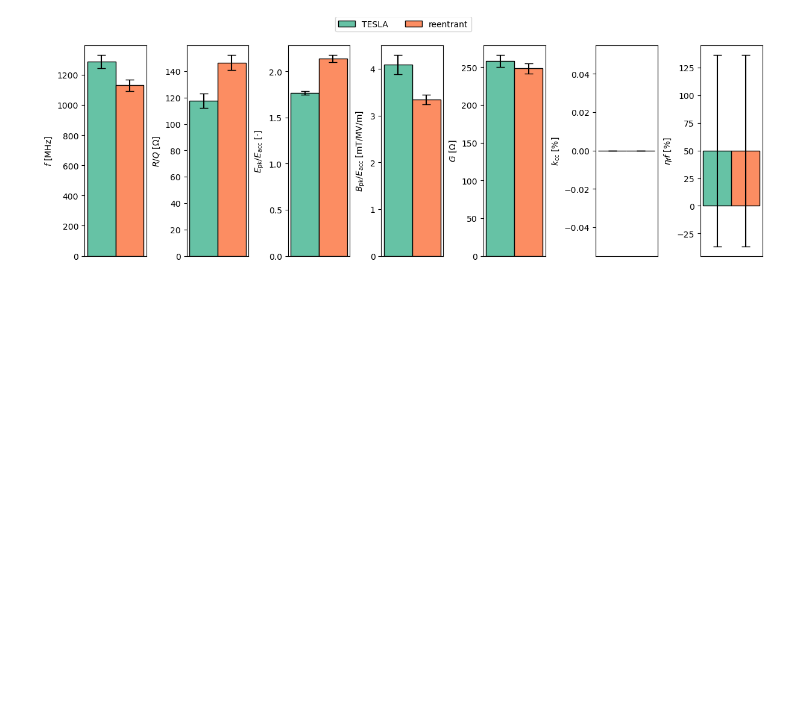
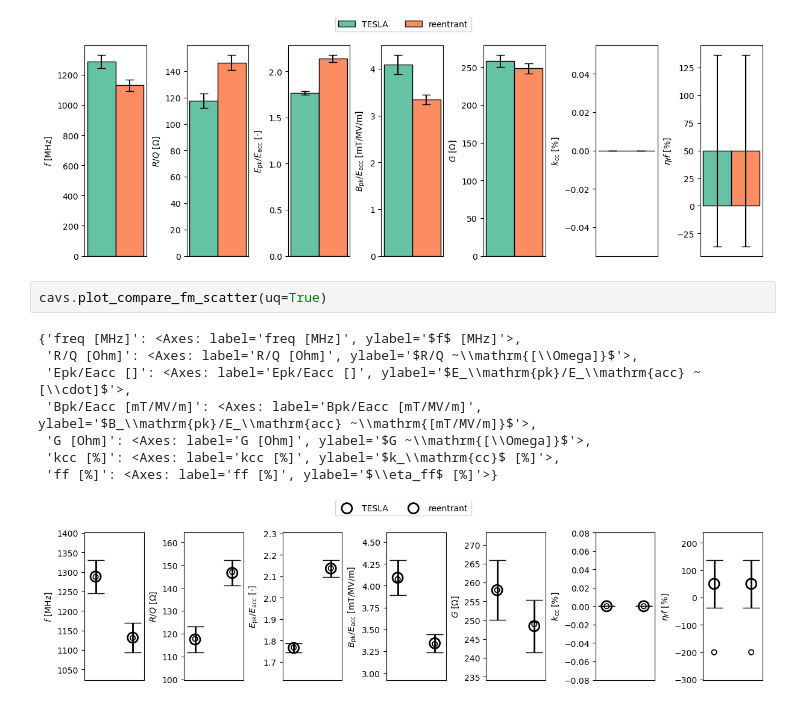
Before and after one commit to Dark-Elektron/cavsim2d, a Jupyter notebook: notebooks/readme_test.ipynb, the cells around one changed output. Saved outputs shown, nothing was run; the diff lists cells and outputs as text; blank space fills up the shorter version.

```diff
--- a/notebooks/readme_test.ipynb
+++ b/notebooks/readme_test.ipynb
@@ -443,3 +443,14 @@ cavs.plot_compare_fm_bar(uq=True)
  'kcc [%]': <Axes: label='kcc [%]', ylabel='$k_\\mathrm{cc}$ [%]'>,
  'ff [%]': <Axes: label='ff [%]', ylabel='$\\eta_ff$ [%]'>}
 [figure]
+# %%
+cavs.plot_compare_fm_scatter(uq=True)
+# %% [output]
+{'freq [MHz]': <Axes: label='freq [MHz]', ylabel='$f$ [MHz]'>,
+ 'R/Q [Ohm]': <Axes: label='R/Q [Ohm]', ylabel='$R/Q ~\\mathrm{[\\Omega]}$'>,
+ 'Epk/Eacc []': <Axes: label='Epk/Eacc []', ylabel='$E_\\mathrm{pk}/E_\\mathrm{acc} ~[\\cdot]$'>,
+ 'Bpk/Eacc [mT/MV/m]': <Axes: label='Bpk/Eacc [mT/MV/m]', ylabel='$B_\\mathrm{pk}/E_\\mathrm{acc} ~\\mathrm{[mT/MV/m]}$'>,
+ 'G [Ohm]': <Axes: label='G [Ohm]', ylabel='$G ~\\mathrm{[\\Omega]}$'>,
+ 'kcc [%]': <Axes: label='kcc [%]', ylabel='$k_\\mathrm{cc}$ [%]'>,
+ 'ff [%]': <Axes: label='ff [%]', ylabel='$\\eta_ff$ [%]'>}
+[figure, added]
```
Also changed, not shown: parts of 1 cell of this notebook, 1 other file.
